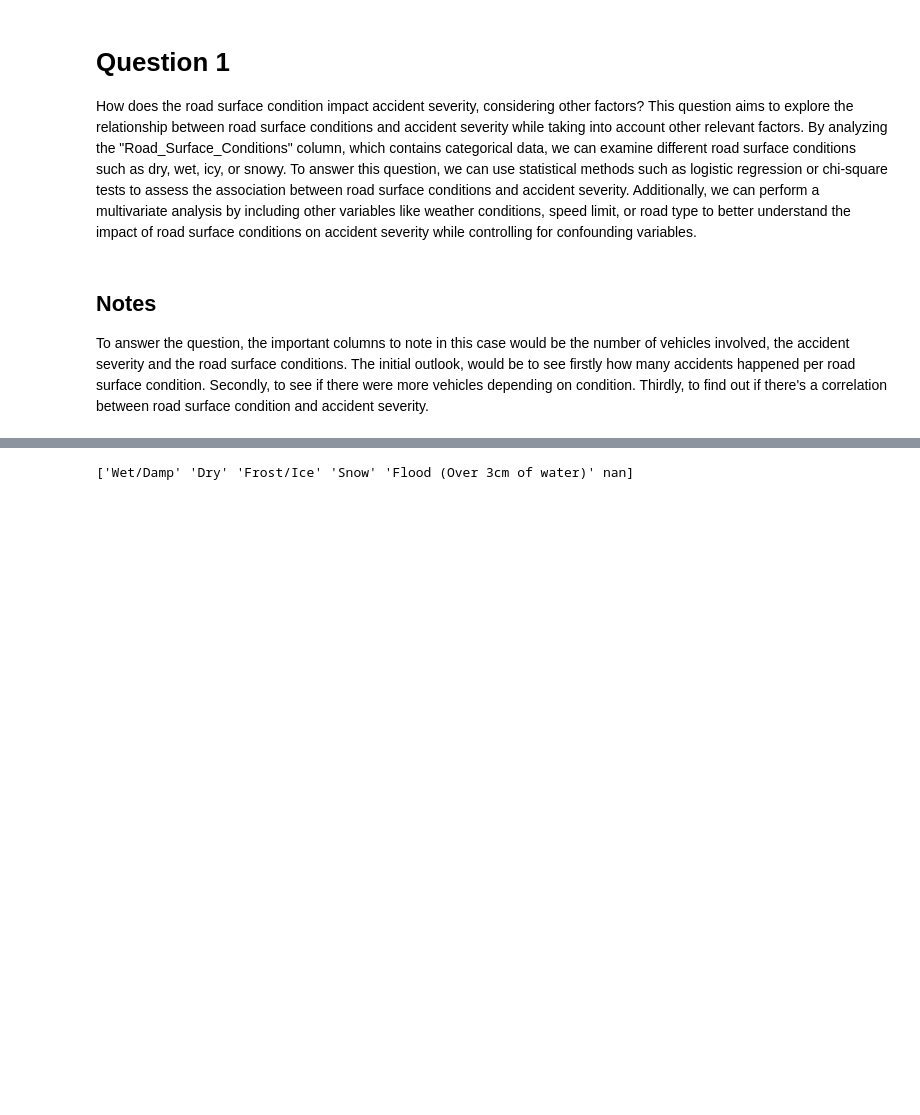
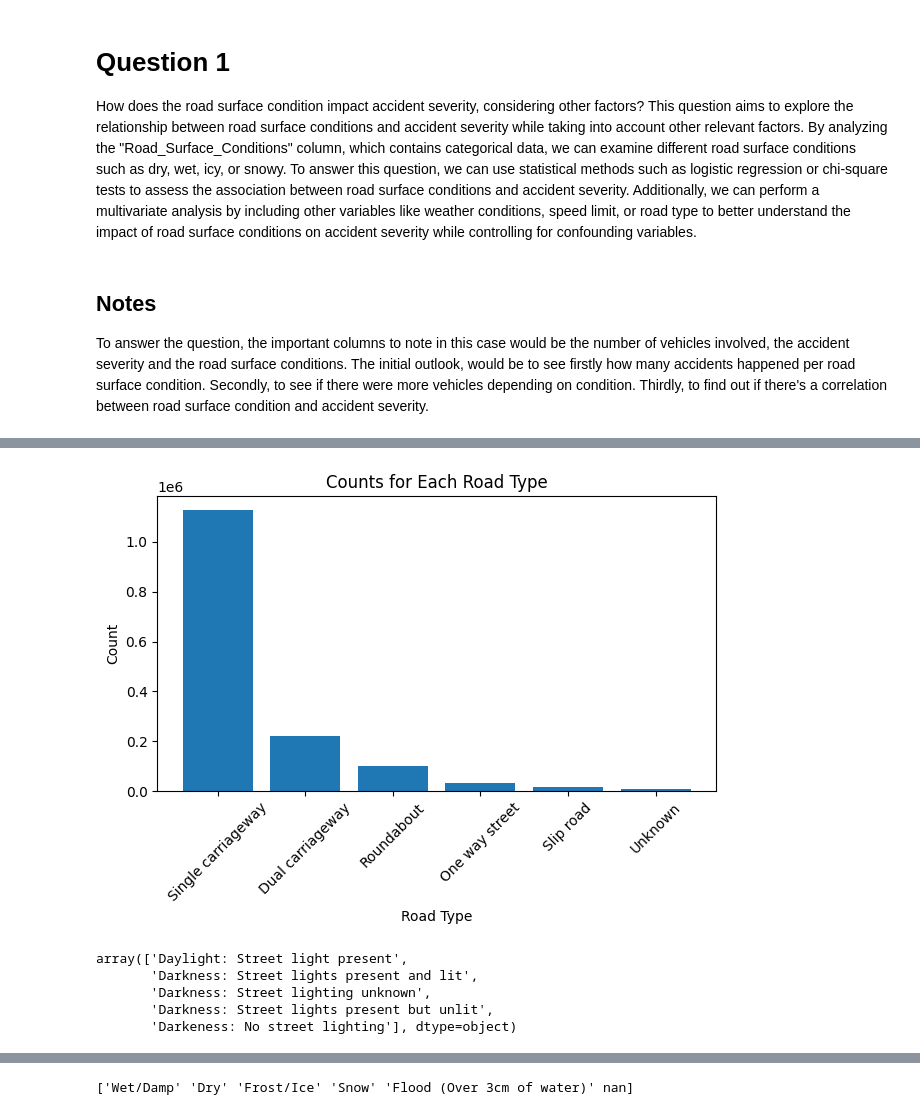
Before and after one commit to Nom115/traffic_accident_analysis, a Jupyter notebook: traffic_accidents.ipynb, the cells around one changed output, grey strips where cells are left out. Saved outputs shown, nothing was run; the diff lists cells and outputs as text; code cells hidden in the pictures; blank space fills up the shorter version.

```diff
--- a/traffic_accidents.ipynb
+++ b/traffic_accidents.ipynb
@@ -72,0 +93,21 @@ To answer the question, the important columns to note in this case would be the
+# %%
+road_type_counts = q1_accident['Road_Type'].value_counts()
+plt.bar(road_type_counts.index, road_type_counts.values)
+plt.xlabel('Road Type')
+plt.ylabel('Count')
+plt.title('Counts for Each Road Type')
+
+plt.xticks(rotation=45)
+
+plt.tight_layout()
+plt.show()
+# %% [output]
+[figure, added]
+# %%
+q1_accident['Light_Conditions'].unique()
+# %% [output]
+array(['Daylight: Street light present',
+       'Darkness: Street lights present and lit',
+       'Darkness: Street lighting unknown',
+       'Darkness: Street lights present but unlit',
+       'Darkeness: No street lighting'], dtype=object)
```
Also changed, not shown: parts of 29 cells of this notebook.
